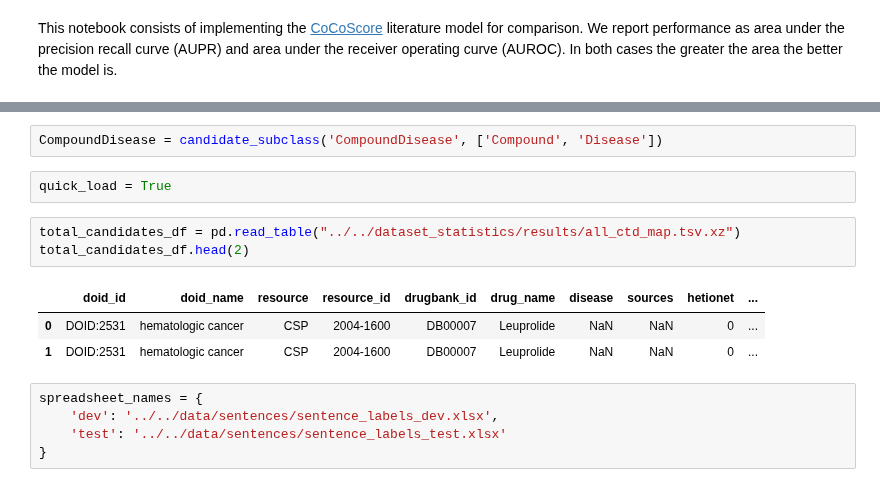
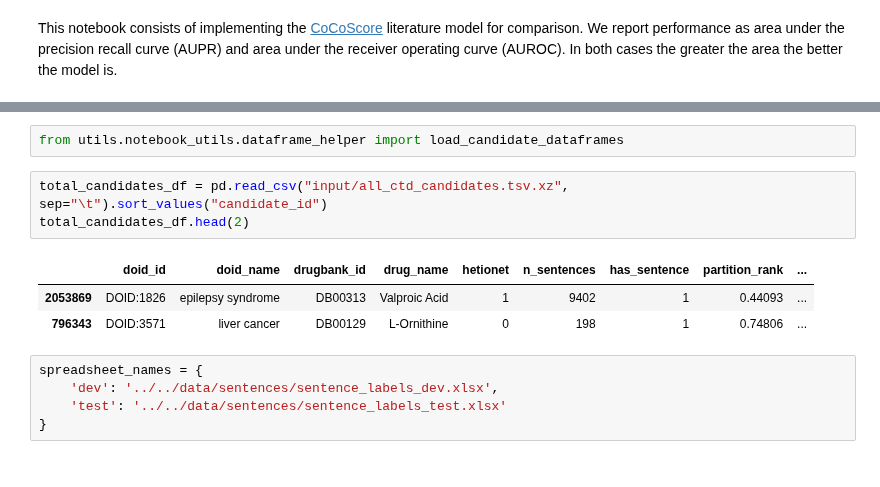
Before and after one commit to greenelab/snorkeling, a Jupyter notebook: compound_disease/compound_treats_disease/literature_models/coco_score/coco_score.ipynb, the cells around one changed output, grey strips where cells are left out. Saved outputs shown, nothing was run; the diff lists cells and outputs as text.

```diff
--- a/compound_disease/compound_treats_disease/literature_models/coco_score/coco_score.ipynb
+++ b/compound_disease/compound_treats_disease/literature_models/coco_score/coco_score.ipynb
@@ -54,14 +20,12 @@ from utils.notebook_utils.plot_helper import plot_curve, plot_label_matrix_heatm
-# %%
-CompoundDisease = candidate_subclass('CompoundDisease', ['Compound', 'Disease'])
-# %%
-quick_load = True
+# %%
+from utils.notebook_utils.dataframe_helper import load_candidate_dataframes
 # %%
-total_candidates_df = pd.read_table("../../dataset_statistics/results/all_ctd_map.tsv.xz")
+total_candidates_df = pd.read_csv("input/all_ctd_candidates.tsv.xz", sep="\t").sort_values("candidate_id")
 total_candidates_df.head(2)
 # %% [output]
-|  | doid_id | doid_name | resource | resource_id | drugbank_id | drug_name | disease | sources | hetionet | ... |
-| 0 | DOID:2531 | hematologic cancer | CSP | 2004-1600 | DB00007 | Leuprolide | NaN | NaN | 0 | ... |
-| 1 | DOID:2531 | hematologic cancer | CSP | 2004-1600 | DB00007 | Leuprolide | NaN | NaN | 0 | ... |
+|  | doid_id | doid_name | drugbank_id | drug_name | hetionet | n_sentences | has_sentence | partition_rank | ... |
+| 2053869 | DOID:1826 | epilepsy syndrome | DB00313 | Valproic Acid | 1 | 9402 | 1 | 0.44093 | ... |
+| 796343 | DOID:3571 | liver cancer | DB00129 | L-Ornithine | 0 | 198 | 1 | 0.74806 | ... |
 # %%
 spreadsheet_names = {
     'dev': '../../data/sentences/sentence_labels_dev.xlsx',
```
Also changed, not shown: parts of 32 cells of this notebook, 21 other files.
